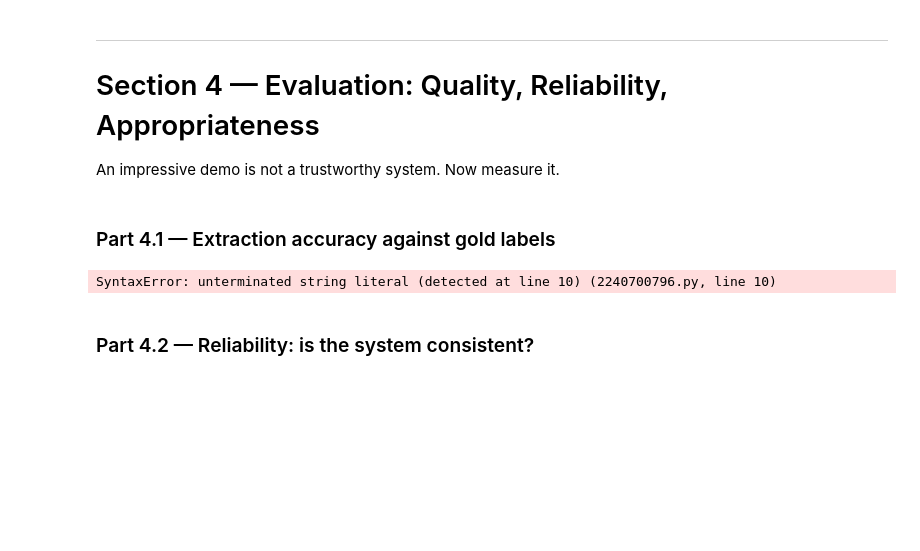
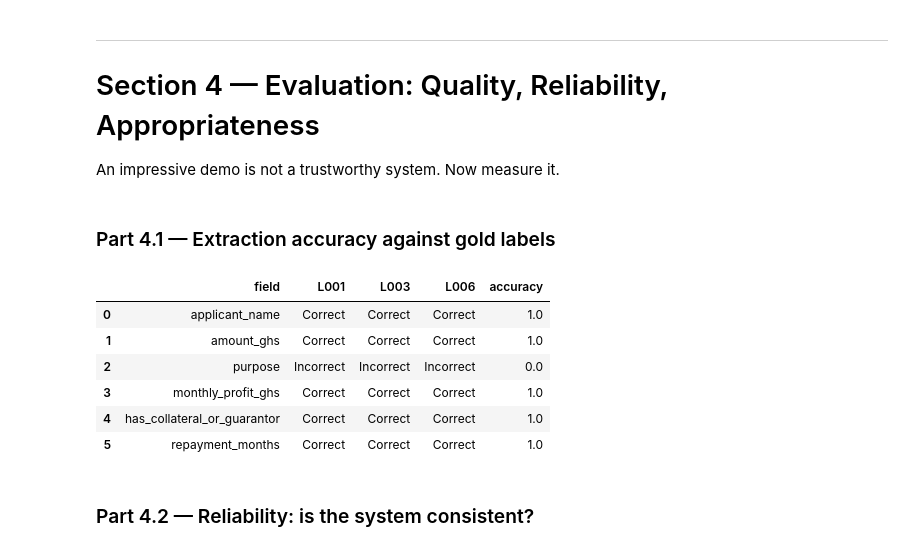
Before and after one commit to loisvanessaadams-create/lab-4-llm-decision-support, a Jupyter notebook: lab_4.ipynb, the cells around one changed output. Saved outputs shown, nothing was run; the diff lists cells and outputs as text; code cells hidden in the pictures; blank space fills up the shorter version.

```diff
--- a/lab_4.ipynb
+++ b/lab_4.ipynb
@@ -643,24 +643,65 @@ An impressive demo is not a trustworthy system. Now measure it.
 # %%
 # TODO: For the three letters in GOLD, compare your extracted DataFrame to the gold values
 #   field by field. Compute per-field accuracy across the three letters
 #   (name matching can be case-insensitive; numbers must match exactly).
 fields = [
     "applicant_name",
     "amount_ghs",
     "purpose",
     "monthly_profit_ghs",
     "has_collateral_or_guarantor",
     "repayment_months"
 ]
 
 gold_letters = ["L001", "L003", "L006"]
 
 extracted_lookup = (
-    df
+    df_extracted.set_index("letter_id").to_dict(orient = "index")
 )
+comparison = []
+
+for field in fields:
+  row = {"field": field}
+  correct = 0
+
+  for letter_id in gold_letters:
+    extracted_value = extracted_lookup[letter_id][field]
+    gold_value = GOLD[letter_id][field]
+
+    #Applicant names can be case-insensitive
+    if field == "applicant name":
+      match = (
+          str(extracted_value).lower().strip()
+          ==str(gold_value).lower().strip()
+      )
+
+      #checking null values
+    elif pd.isna(extracted_value) and pd.isna(gold_value):
+      match = True
+
+    else:
+      match = extracted_value == gold_value
+
+    if match:
+      row[letter_id] = "Correct"
+      correct += 1
+    else:
+      row[letter_id] = "Incorrect"
+
+  row["accuracy"] = correct / len(gold_letters)
+  comparison.append(row)
+
+accuracy_df = pd.DataFrame(comparison)
+display(accuracy_df)
 
 # TODO: Display a small table: rows = fields, columns = L001 / L003 / L006 / accuracy.
 # %% [output]
-SyntaxError: unterminated string literal (detected at line 10) (2240700796.py, line 10)
+|  | field | L001 | L003 | L006 | accuracy |
+| 0 | applicant_name | Correct | Correct | Correct | 1.0 |
+| 1 | amount_ghs | Correct | Correct | Correct | 1.0 |
+| 2 | purpose | Incorrect | Incorrect | Incorrect | 0.0 |
+| 3 | monthly_profit_ghs | Correct | Correct | Correct | 1.0 |
+| 4 | has_collateral_or_guarantor | Correct | Correct | Correct | 1.0 |
+| 5 | repayment_months | Correct | Correct | Correct | 1.0 |
 # %% [markdown]
 ### Part 4.2 — Reliability: is the system consistent?
```
Also changed, not shown: parts of 9 cells of this notebook.
